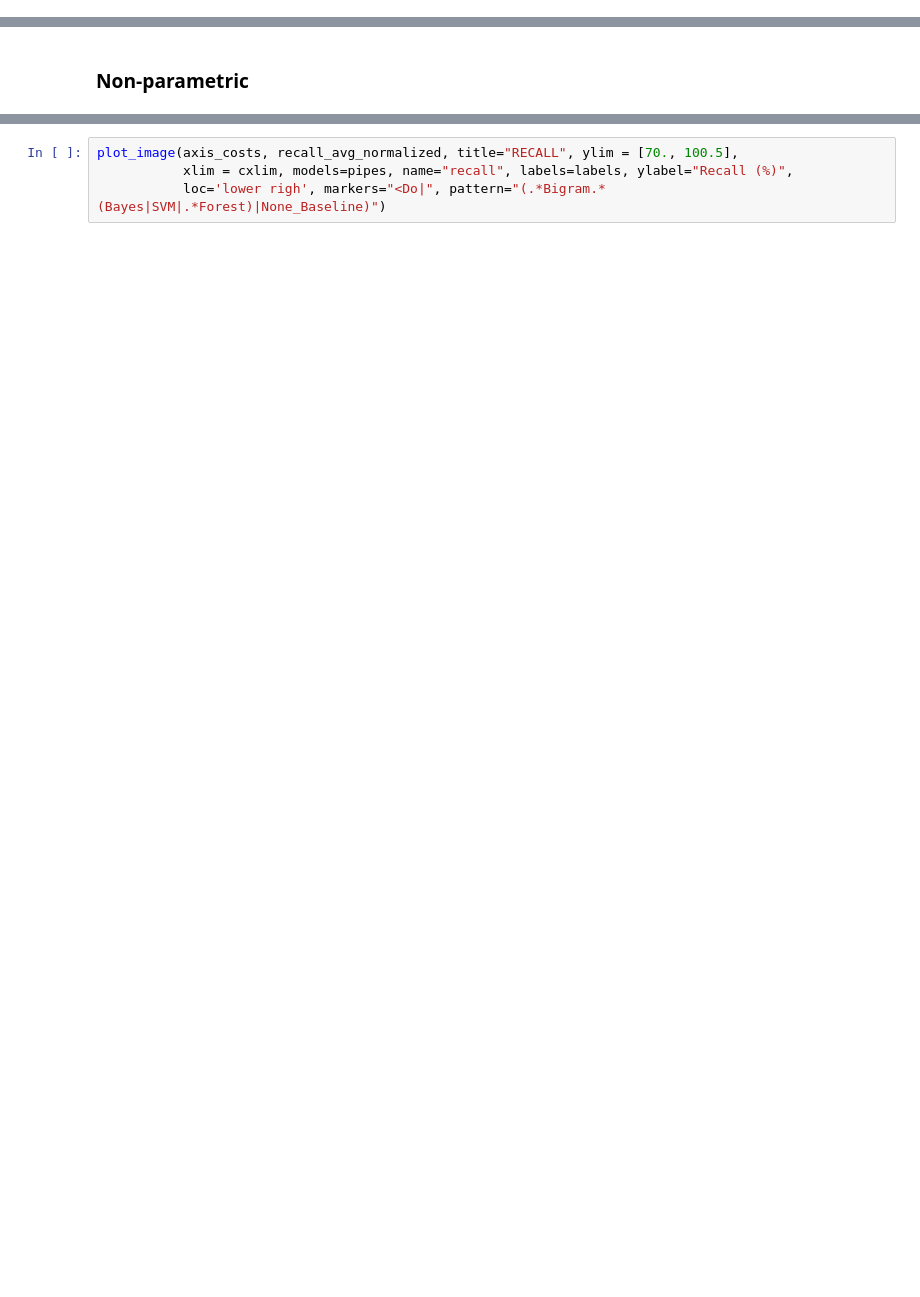
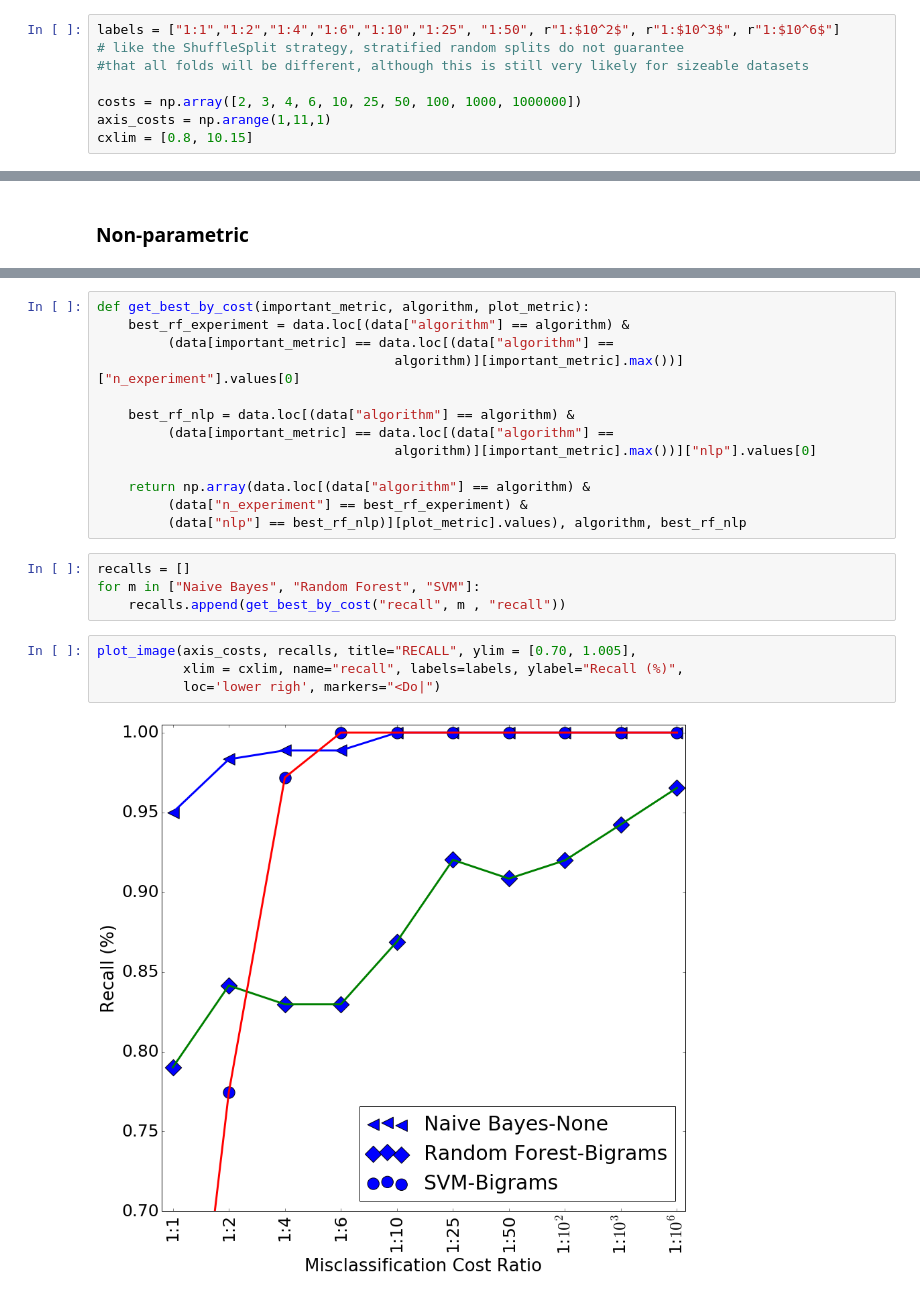
Before and after one commit to borjaeg/thete, a Jupyter notebook: Paper-Analysis.ipynb, the cells around one changed output, grey strips where cells are left out. Drawn from its saved outputs; the diff is of its cells as text; blank space fills up the shorter version.

```diff
--- a/Paper-Analysis.ipynb
+++ b/Paper-Analysis.ipynb
@@ -25 +25,9 @@ from scipy.stats import *
+# %%
+labels = ["1:1","1:2","1:4","1:6","1:10","1:25", "1:50", r"1:$10^2$", r"1:$10^3$", r"1:$10^6$"]
+# like the ShuffleSplit strategy, stratified random splits do not guarantee
+#that all folds will be different, although this is still very likely for sizeable datasets
+
+costs = np.array([2, 3, 4, 6, 10, 25, 50, 100, 1000, 1000000])
+axis_costs = np.arange(1,11,1)
+cxlim = [0.8, 10.15]
 # %%
@@ -153,4 +176,23 @@ print(mean_precision)
+# %%
+def get_best_by_cost(important_metric, algorithm, plot_metric):
+    best_rf_experiment = data.loc[(data["algorithm"] == algorithm) &
+         (data[important_metric] == data.loc[(data["algorithm"] ==
+                                      algorithm)][important_metric].max())]["n_experiment"].values[0]
+
+    best_rf_nlp = data.loc[(data["algorithm"] == algorithm) &
+         (data[important_metric] == data.loc[(data["algorithm"] ==
+                                      algorithm)][important_metric].max())]["nlp"].values[0]
+
+    return np.array(data.loc[(data["algorithm"] == algorithm) &
+         (data["n_experiment"] == best_rf_experiment) &
+         (data["nlp"] == best_rf_nlp)][plot_metric].values), algorithm, best_rf_nlp
+# %%
+recalls = []
+for m in ["Naive Bayes", "Random Forest", "SVM"]:
+    recalls.append(get_best_by_cost("recall", m , "recall"))
 # %%
-plot_image(axis_costs, recall_avg_normalized, title="RECALL", ylim = [70., 100.5],
-           xlim = cxlim, models=pipes, name="recall", labels=labels, ylabel="Recall (%)",
-           loc='lower righ', markers="<Do|", pattern="(.*Bigram.*(Bayes|SVM|.*Forest)|None_Baseline)")
+plot_image(axis_costs, recalls, title="RECALL", ylim = [0.70, 1.005],
+           xlim = cxlim, name="recall", labels=labels, ylabel="Recall (%)",
+           loc='lower righ', markers="<Do|")
+# %% [output]
+[figure, added]
```
Also changed, not shown: parts of 18 cells of this notebook, 2 other files.
